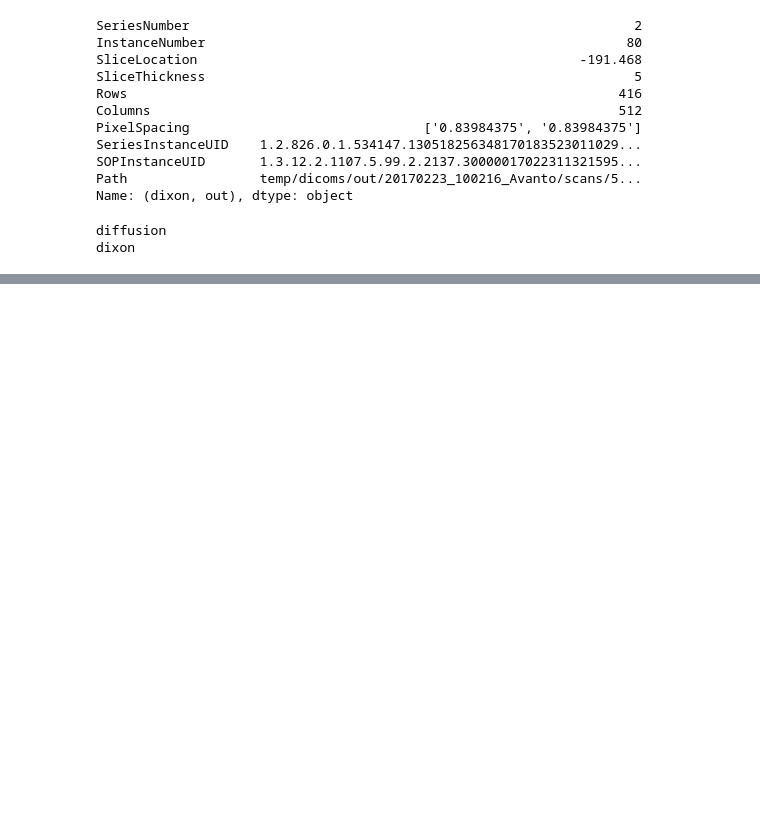
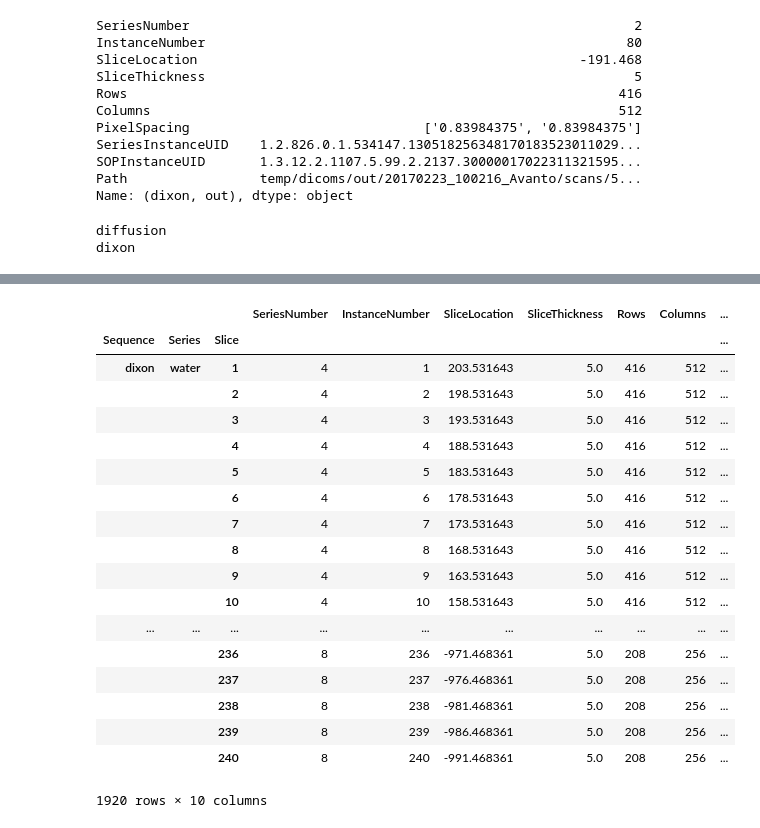
Before and after one commit to theo-barfoot/MALIMAR_data_cleaning, a Jupyter notebook: scrap.ipynb, the cells around one changed output, grey strips where cells are left out. Cells and saved outputs as stored; diff of their text form; code cells hidden in the pictures; blank space fills up the shorter version.

```diff
--- a/scrap.ipynb
+++ b/scrap.ipynb
@@ -1511,0 +1656,24 @@ dixon
+# %%
+df.sort_values(by=['Sequence', 'Series', 'SliceLocation'], ascending=False, inplace=True)
+# %%
+df
+# %% [output]
+|  |  |  | SeriesNumber | InstanceNumber | SliceLocation | SliceThickness | Rows | Columns | ... |
+| Sequence | Series | Slice |  |  |  |  |  |  | ... |
+| dixon | water | 1 | 4 | 1 | 203.531643 | 5.0 | 416 | 512 | ... |
+|  |  | 2 | 4 | 2 | 198.531643 | 5.0 | 416 | 512 | ... |
+|  |  | 3 | 4 | 3 | 193.531643 | 5.0 | 416 | 512 | ... |
+|  |  | 4 | 4 | 4 | 188.531643 | 5.0 | 416 | 512 | ... |
+|  |  | 5 | 4 | 5 | 183.531643 | 5.0 | 416 | 512 | ... |
+|  |  | 6 | 4 | 6 | 178.531643 | 5.0 | 416 | 512 | ... |
+|  |  | 7 | 4 | 7 | 173.531643 | 5.0 | 416 | 512 | ... |
+|  |  | 8 | 4 | 8 | 168.531643 | 5.0 | 416 | 512 | ... |
+|  |  | 9 | 4 | 9 | 163.531643 | 5.0 | 416 | 512 | ... |
+|  |  | 10 | 4 | 10 | 158.531643 | 5.0 | 416 | 512 | ... |
+| ... | ... | ... | ... | ... | ... | ... | ... | ... | ... |
+|  |  | 236 | 8 | 236 | -971.468361 | 5.0 | 208 | 256 | ... |
+|  |  | 237 | 8 | 237 | -976.468361 | 5.0 | 208 | 256 | ... |
+|  |  | 238 | 8 | 238 | -981.468361 | 5.0 | 208 | 256 | ... |
+|  |  | 239 | 8 | 239 | -986.468361 | 5.0 | 208 | 256 | ... |
+|  |  | 240 | 8 | 240 | -991.468361 | 5.0 | 208 | 256 | ... |
+1920 rows × 10 columns
```
Also changed, not shown: parts of 49 cells of this notebook, 3 other files.
